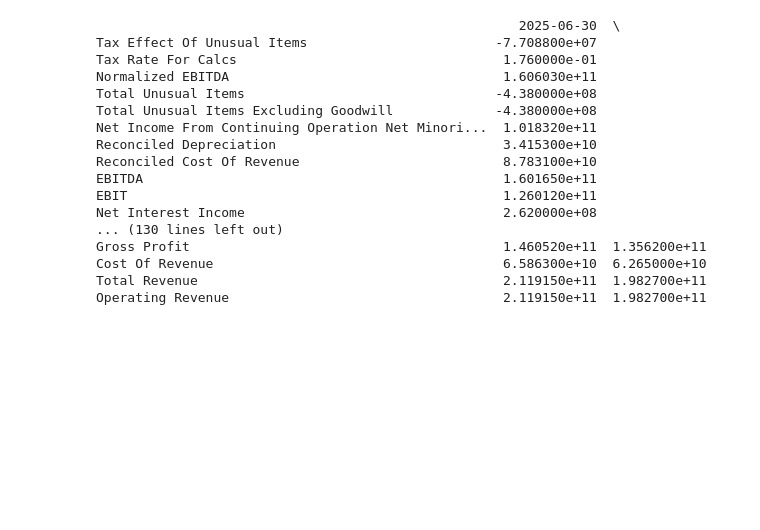
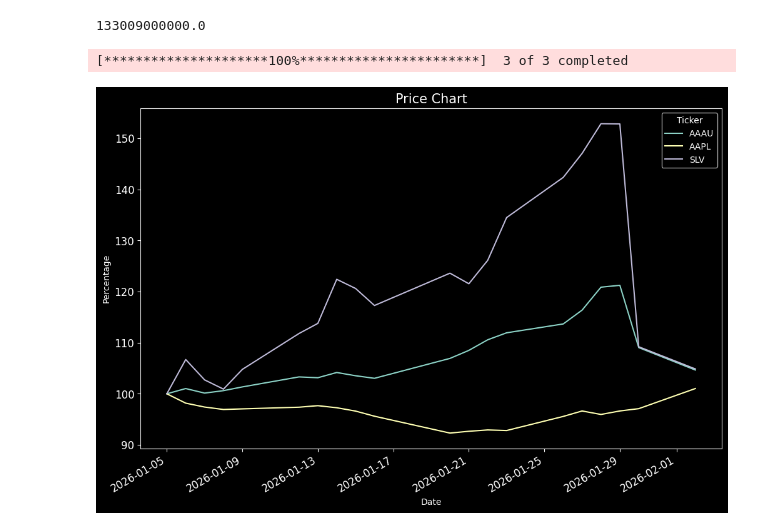
Before and after one commit to bnbaliga/streamline-sales-dashboard-demo, a Jupyter notebook: stocks/demo.ipynb, the cells around one changed output. Drawn from its saved outputs; the diff is of its cells as text; code cells hidden in the pictures; blank space fills up the shorter version.

```diff
--- a/stocks/demo.ipynb
+++ b/stocks/demo.ipynb
@@ -1,27 +1,57 @@
 # %%
 import yfinance as yf
+import pandas as pd
+import matplotlib.pyplot as plt
 
 microsoft = yf.Ticker('MSFT')
 microsoft.income_stmt
 microsoft.balance_sheet
 microsoft.cash_flow
 
-print(microsoft.income_stmt)
+#print(microsoft.income_stmt)
+print(microsoft.income_stmt["2024-06-30"]["EBITDA"])
+
+#
+# print(microsoft.quarterly_income_stmt)
+# print(microsoft.quarterly_balance_sheet)
+# print(microsoft.quarterly_cash_flow)
+
+info = pd.Series(microsoft.info)
+
+# print(info)
+# print(info.keys())
+# print(info.currentPrice)
+# print(info.marketCap)
+# print(info.trailingPE)
+
+def collect_ratios(tickers: list, ratios: list):
+    rows = []
+
+    for ticker in tickers:
+        info = yf.Ticker(ticker).info
+        row = [ticker] + [info.get(ratio, None) for ratio in ratios]
+        rows.append(row)
+
+    return pd.DataFrame(rows, columns=["Ticker"] + ratios)
+
+collect_ratios(["WMT", "MO", "NVDA", "CRM"], ["sector", "industry",
+ "currentRatio", "quickRatio"])
+
+
+def plot_closing_prices(data):
+
+    close_prices = data["Close"]
+    price_change_in_percentage = (close_prices / close_prices.iloc[0] * 100)
+    price_change_in_percentage.plot(figsize = (12,8), fontsize = 12)
+    plt.ylabel("Percentage")
+    plt.title(f"Price Chart", fontsize = 15)
+    plt.show()
+
+
+hist_prices_2023 = yf.Tickers(["AAPL", "AAAU", "SLV"]).history()
+plot_closing_prices(hist_prices_2023)
+# render_ticker(['AAPL', 'GOOGL', 'AMZN', 'TSLA', 'META', 'NFLX', 'NVDA', 'INTC', 'AMD', 'IBM'])
 # %% [output]
-                                                      2025-06-30  \
-Tax Effect Of Unusual Items                        -7.708800e+07
-Tax Rate For Calcs                                  1.760000e-01
-Normalized EBITDA                                   1.606030e+11
-Total Unusual Items                                -4.380000e+08
-Total Unusual Items Excluding Goodwill             -4.380000e+08
-Net Income From Continuing Operation Net Minori...  1.018320e+11
-Reconciled Depreciation                             3.415300e+10
-Reconciled Cost Of Revenue                          8.783100e+10
-EBITDA                                              1.601650e+11
-EBIT                                                1.260120e+11
-Net Interest Income                                 2.620000e+08
-... (130 lines left out)
-Gross Profit                                        1.460520e+11  1.356200e+11
-Cost Of Revenue                                     6.586300e+10  6.265000e+10
-Total Revenue                                       2.119150e+11  1.982700e+11
-Operating Revenue                                   2.119150e+11  1.982700e+11
+133009000000.0
+[*********************100%***********************]  3 of 3 completed
+[figure, added]
```
Also changed, not shown: 5 other files.
